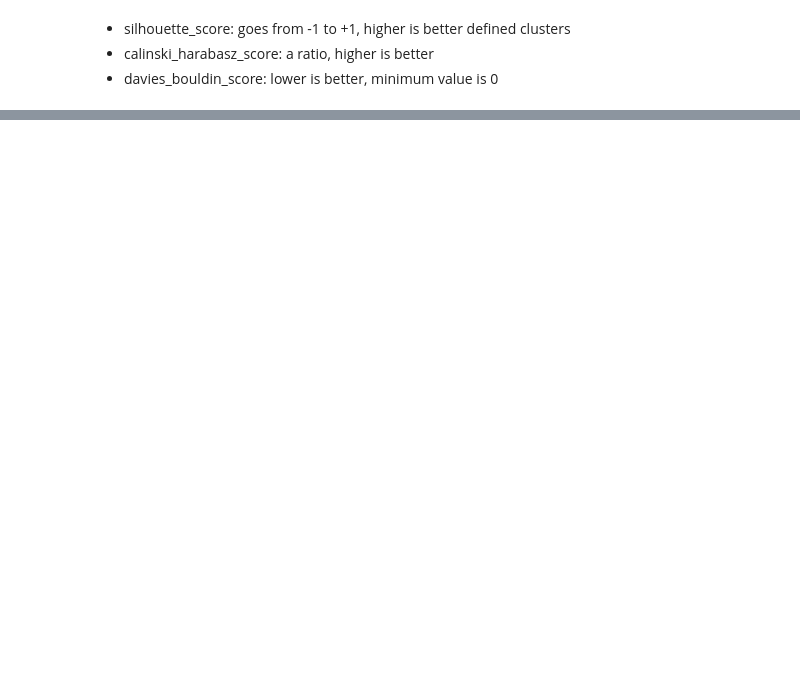
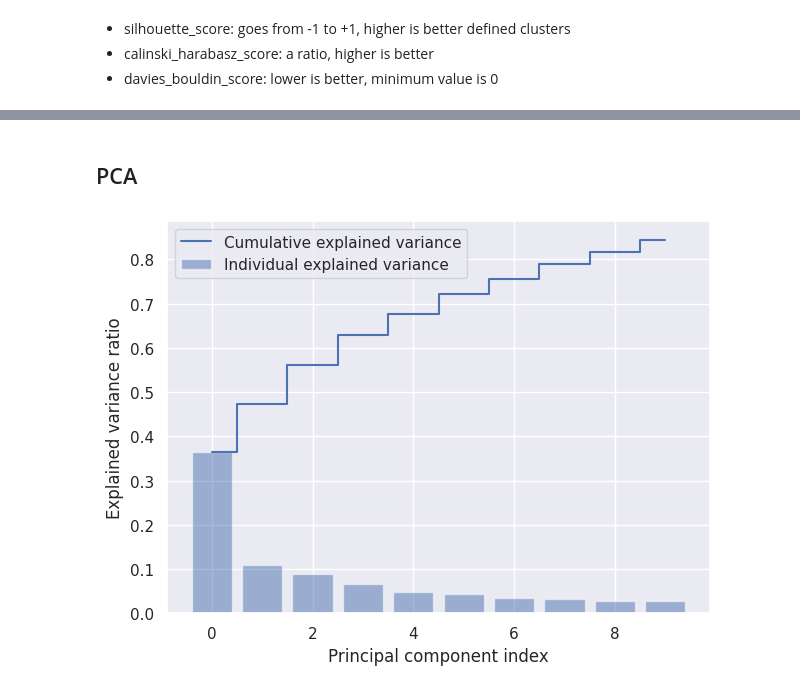
Before and after one commit to avila/ClearCutCostumerClustering, a Jupyter notebook: code/mra/02_clust_first_look.ipynb, the cells around one changed output, grey strips where cells are left out. Cells and saved outputs as stored; diff of their text form; code cells hidden in the pictures; blank space fills up the shorter version.

```diff
--- a/code/mra/02_clust_first_look.ipynb
+++ b/code/mra/02_clust_first_look.ipynb
@@ -411,0 +218,3 @@ summary_stats_by_group(df_predicted_encoded, group_var="pred_cluster", target_va
+# %%
+# for both models
+n_clusters = 6
@@ -411,0 +257,18 @@ summary_stats_by_group(df_predicted_encoded, group_var="pred_cluster", target_va
+# %%
+np.random.seed(42)
+
+# Fit KMeans
+kmeans_model = KMeans(n_clusters=n_clusters, random_state=42, init="k-means++")
+kmeans_model.fit(df_scaled)
+
+# Predict probabilities for each cluster
+kmeans_pred_proba_array = kmeans_model.transform(df_scaled)  # Distance to centroids
+kmeans_pred_proba_array = 1 / (1 + kmeans_pred_proba_array)  # Convert distances to probabilities
+kmeans_pred_proba_array /= kmeans_pred_proba_array.sum(axis=1, keepdims=True)  # Normalize
+df_pred_kmeans = kmeans_model.labels_
+
+# Merge prediction back into df
+column_names = [f'prob_cluster_{i}' for i in range(1, n_clusters + 1)]
+df_kmeans_pred_proba = pd.DataFrame(kmeans_pred_proba_array, columns=column_names)
+df_kmeans_pred_proba['pred_cluster'] = (df_pred_kmeans + 1)  # Add one to start at 1, not 0
+df_kmeans_pred_proba.head()
@@ -411,0 +382,19 @@ summary_stats_by_group(df_predicted_encoded, group_var="pred_cluster", target_va
+# %% [markdown]
+## PCA
+# %%
+from sklearn.decomposition import PCA
+pca = PCA(n_components=10)
+pca.fit_transform(df_scaled)
+
+exp_var_pca_sng = pca.explained_variance_ratio_
+exp_var_pca_sum = np.cumsum(pca.explained_variance_ratio_)
+
+plt.bar(range(0,len(exp_var_pca_sng)), exp_var_pca_sng, alpha=0.5, align='center', label='Individual explained variance')
+plt.step(range(0,len(exp_var_pca_sum)), exp_var_pca_sum, where='mid',label='Cumulative explained variance')
+plt.ylabel('Explained variance ratio')
+plt.xlabel('Principal component index')
+plt.legend(loc='best')
+plt.tight_layout()
+plt.show()
+# %% [output]
+[figure, added]
```
Also changed, not shown: parts of 82 cells of this notebook, 1 other file.
